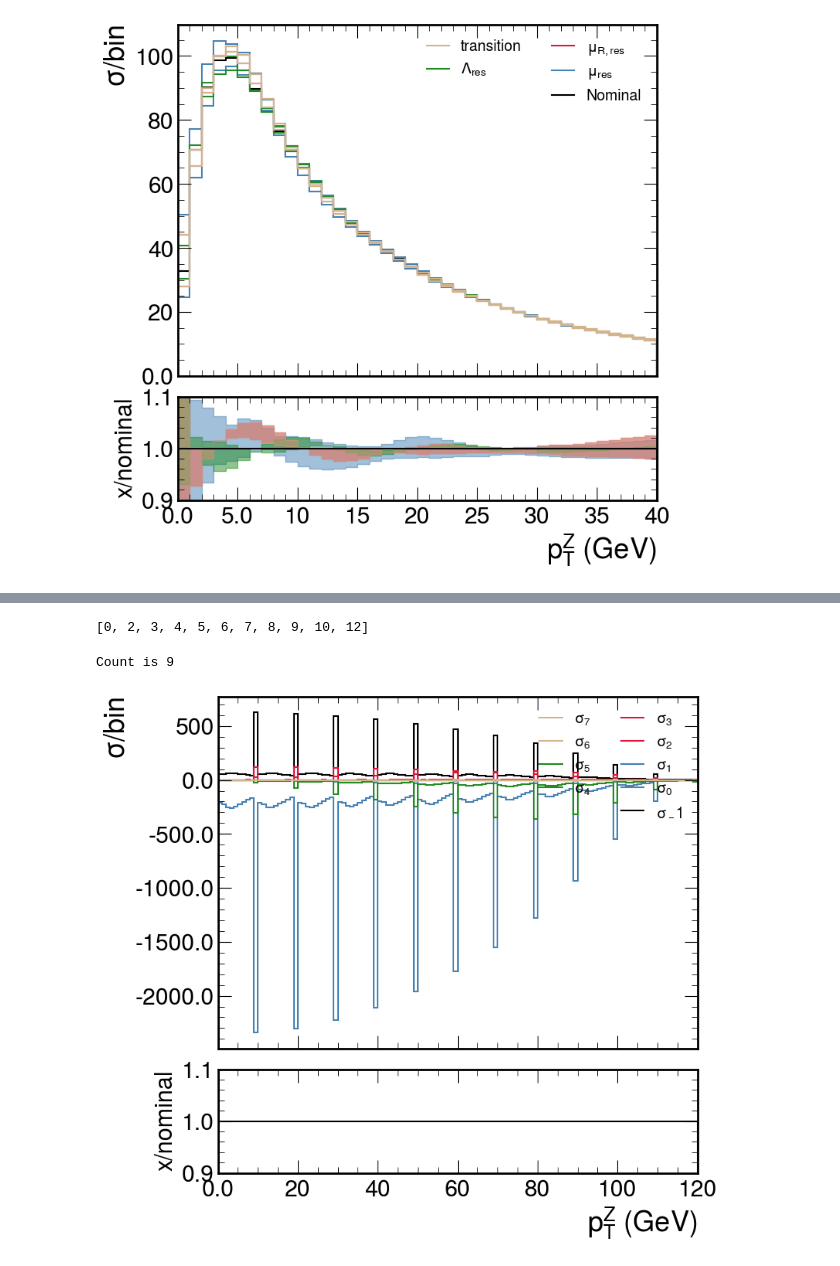
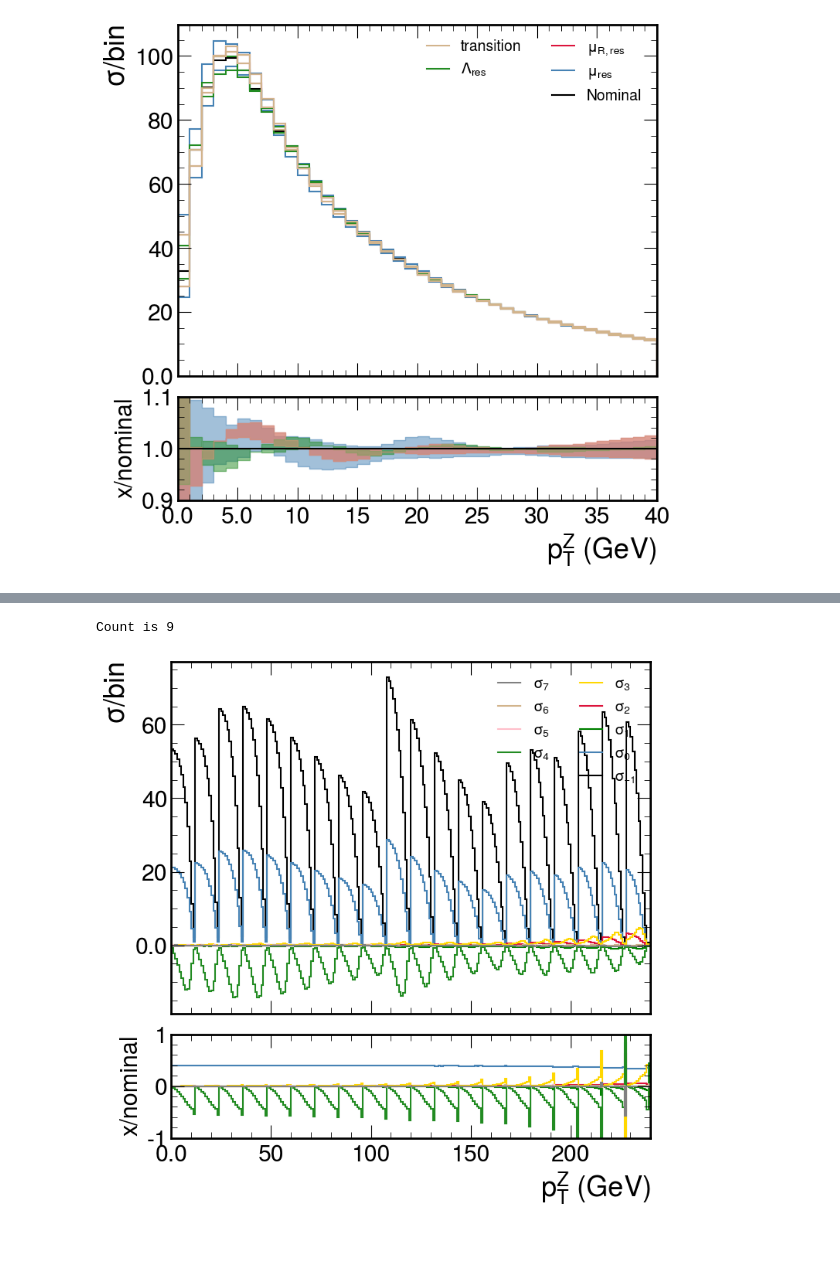
Before and after one commit to bendavid/WRemnants, a Jupyter notebook: notebooks/theoryAngularCoeffComparisons.ipynb, the cells around one changed output, grey strips where cells are left out. Drawn from its saved outputs; the diff is of its cells as text; code cells hidden in the pictures.

Commit message:
Fix rebin, start combine modifications

```diff
--- a/notebooks/theoryAngularCoeffComparisons.ipynb
+++ b/notebooks/theoryAngularCoeffComparisons.ipynb
@@ -404,24 +384,19 @@ Hist(
 # %%
 scaledW = theory_tools.scale_angular_moments(minnloWh)
-# %%
-common.ptV_binning[:-10]
-# %% [output]
-[0, 2, 3, 4, 5, 6, 7, 8, 9, 10, 12]
 # %%
-scaledW_rebin = hh.rebinHist(hh.makeAbsHist(scaledW, "y"), "ptVgen", common.ptV_binning[:-10])[{"absy" : hist.rebin(8)}]
+minnloW_rebin = hh.rebinHist(hh.makeAbsHist(minnloWh, "y"), "ptVgen", common.ptV_binning)[{"absy" : hist.rebin(8)}]
 # %%
-unrolledWms = [sel.unrolledHist(scaledW_rebin[{"helicity" : i}], ("absy", "ptVgen", )) for i in range(9)]
+unrolledWms = [sel.unrolledHist(minnloW_rebin[{"helicity" : i}], ("ptVgen", "absy", )) for i in range(9)]
 # %%
 fig = plot_tools.makePlotWithRatioToRef(
             unrolledWms,
-            [f"$\sigma_{i-1}$" for i in range(9)],
-            colors=['black', 'steelblue', 'steelblue', 'crimson', 'crimson', 'forestgreen', 'forestgreen', 'tan', 'tan'],
+            [f"$\sigma_{{{i-1}}}$" for i in range(9)],
+            colors=['black', 'steelblue', 'green', 'crimson', 'gold', 'forestgreen', 'pink', 'tan', 'grey'],
             xlabel="p$_{T}^{Z}$ (GeV)",
             ylabel="$\sigma$/bin",
             rlabel="x/nominal",
-            rrange=[0.9, 1.1],
-            #yrange=[]
-            xlim=None, binwnorm=1.0, baseline=True, fill_between=True)
+            rrange=[-1, 1],
+            xlim=None, binwnorm=1.0, baseline=True, fill_between=False)
 # %% [output]
 Count is 9
-[figure, old version]
+[figure, new version]
```
Also changed, not shown: parts of 1 cell of this notebook, 3 other files.
